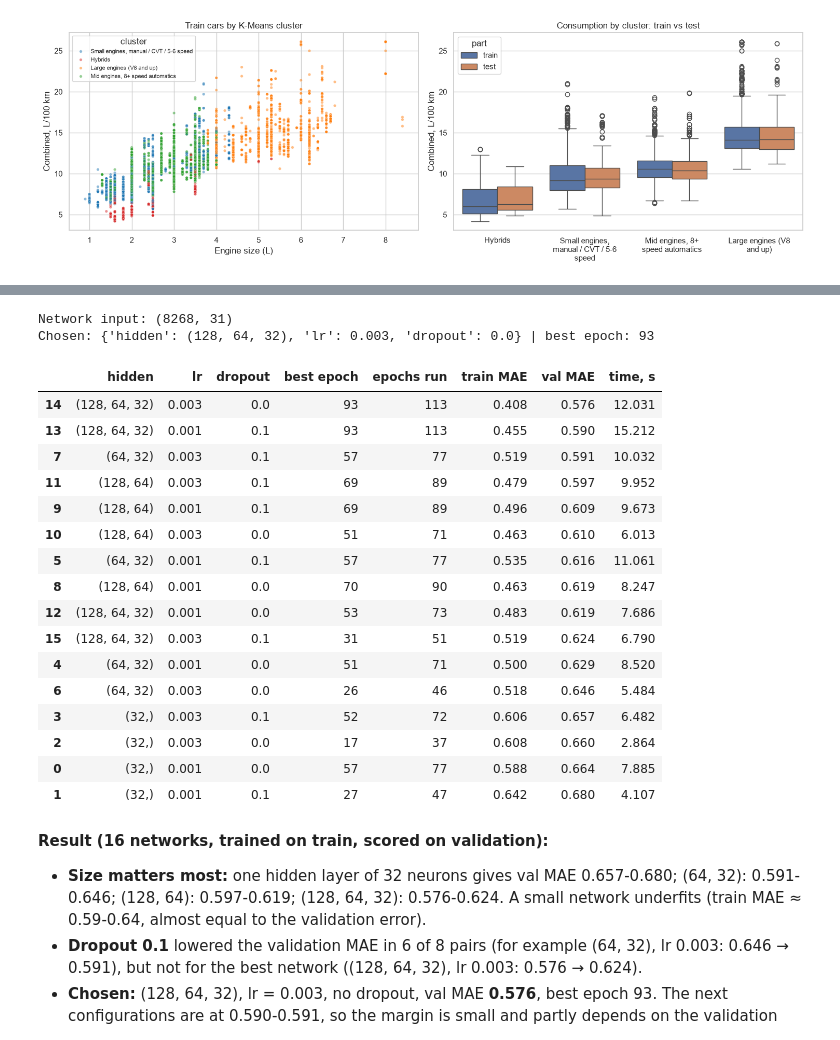
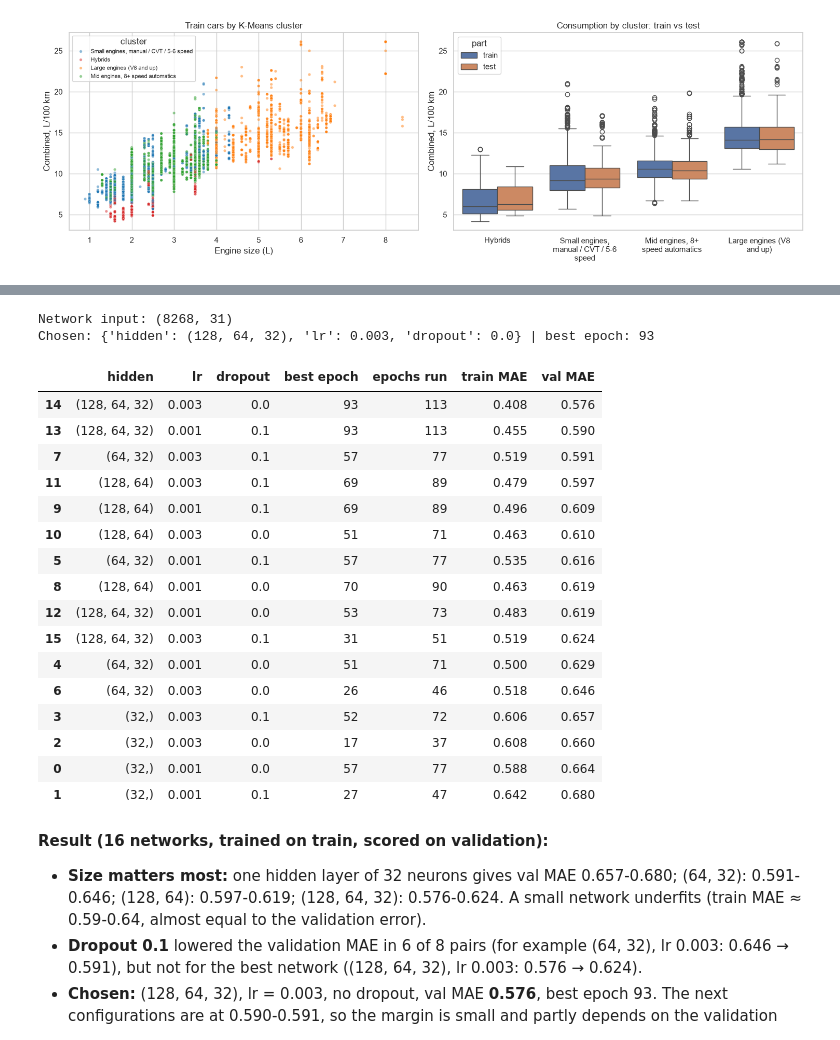
Before and after one commit to isk0nka-dot/Vehicle-Fuel-Efficiency, a Jupyter notebook: notebooks/Vehicle_Fuel_Efficiency_prediction.ipynb, the cells around one changed output, grey strips where cells are left out. Saved outputs shown, nothing was run; the diff lists cells and outputs as text; code cells hidden in the pictures.

```diff
--- a/notebooks/endterm.ipynb
+++ b/notebooks/Vehicle_Fuel_Efficiency_prediction.ipynb
@@ -1996,10 +1679,4 @@ The mean baseline and Linear Regression have no hyperparameters; we only evaluat
 # %%
-import time
-from sklearn.base import clone
-from sklearn.model_selection import GridSearchCV
-
-cv = GroupKFold(n_splits=5)
-
 scoring = {"MAE": "neg_mean_absolute_error", "RMSE": "neg_root_mean_squared_error", "R2": "r2"}
 
 
@@ -2119,12 +1796,12 @@ Midterm setting (max_depth=None, min_samples_leaf=1) in the same CV: 0.655
 We pick the variant and the parameters with the lowest CV MAE.
 # %%
 no_year = []
-for c in num_cols_v2:
+for c in num_cols:
     if c != "Model year":
         no_year.append(c)
 knn_variants = {
-    "all features, unscaled": make_preprocessor(num_cols_v2, scale=False),
-    "all features, scaled": make_preprocessor(num_cols_v2, scale=True),
+    "all features, unscaled": make_preprocessor(num_cols, scale=False),
+    "all features, scaled": make_preprocessor(num_cols, scale=True),
     "without Model year, unscaled": make_preprocessor(no_year, scale=False),
     "without Model year, scaled": make_preprocessor(no_year, scale=True),
 }
@@ -2225,27 +1908,28 @@ check_val.round(3)
 X_trval = pd.concat([X_train, X_val])
 y_trval = pd.concat([y_train, y_val])
 
-final_models = {}
 final_test_preds = {}
-fit_times = {}
-predict_times = {}
 rows = {}
 for name in tuned:
     m = clone(tuned[name])
-    t0 = time.perf_counter()
     m.fit(X_trval, y_trval)
-    fit_times[name] = time.perf_counter() - t0
-    t0 = time.perf_counter()
     final_test_preds[name] = m.predict(X_test)
-    predict_times[name] = time.perf_counter() - t0
-    final_models[name] = m
     rows[name] = evaluate(y_test, final_test_preds[name])
 
-test_table_2b = pd.DataFrame(rows).T
-display(test_table_2b.round(3))
+test_table_tuned = pd.DataFrame(rows).T
+display(test_table_tuned.round(3))
 
-progress = pd.DataFrame({"midterm test MAE": test_table["MAE"], "endterm test MAE": test_table_2b["MAE"]})
-progress["change"] = progress["endterm test MAE"] - progress["midterm test MAE"]
+first_models = make_models(num_basic, best_depth, best_k)
+first_test_preds = {}
+first_test_mae = {"Mean baseline": mean_absolute_error(y_test, final_test_preds["Mean baseline"])}
+for name in first_models:
+    m = first_models[name]
+    m.fit(X_trval, y_trval)
+    first_test_preds[name] = m.predict(X_test)
+    first_test_mae[name] = mean_absolute_error(y_test, first_test_preds[name])
+
+progress = pd.DataFrame({"first models, test MAE": first_test_mae, "tuned, test MAE": test_table_tuned["MAE"]})
+progress["change"] = progress["tuned, test MAE"] - progress["first models, test MAE"]
 progress.round(3)
 # %% [output]
 |  | MAE | RMSE | R2 |
@@ -2339,7 +2002,7 @@ for name in tuned:
     r["MAE new models"] = err[~seen].abs().mean()
     for yr in (2024, 2025):
         r[f"MAE {yr}"] = err[X_new["Model year"] == yr].abs().mean()
-    r["MAE group-split test (2b)"] = test_table_2b.loc[name, "MAE"]
+    r["MAE group-split test (8.5)"] = test_table_tuned.loc[name, "MAE"]
     rows.append(r)
 time_table = pd.DataFrame(rows).set_index("model")
 time_table.round(3)
@@ -3017,53 +2686,51 @@ A_val = to_dense(prep_ann.transform(X_val)).astype(np.float32)
 print("Network input:", A_train.shape)
 
 hidden_options = [(32,), (64, 32), (128, 64), (128, 64, 32)]
 lr_options = [1e-3, 3e-3]
 dropout_options = [0.0, 0.1]
 rows = []
 histories = {}
 for hidden in hidden_options:
     for lr in lr_options:
         for dropout in dropout_options:
-            t0 = time.perf_counter()
             pred_fn, hist, best_epoch = train_mlp(A_train, y_train.values, A_val, y_val.values,
                                                   hidden=hidden, lr=lr, dropout=dropout)
             histories[(hidden, lr, dropout)] = (hist, best_epoch)
             p_tr = pred_fn(A_train)
             p_va = pred_fn(A_val)
             rows.append({"hidden": str(hidden), "lr": lr, "dropout": dropout,
                          "best epoch": best_epoch, "epochs run": len(hist["train_loss"]),
                          "train MAE": mean_absolute_error(y_train, p_tr),
-                         "val MAE": mean_absolute_error(y_val, p_va),
-                         "time, s": time.perf_counter() - t0})
+                         "val MAE": mean_absolute_error(y_val, p_va)})
 ann_search = pd.DataFrame(rows).sort_values("val MAE")
 best_row = ann_search.iloc[0]
 for key in histories:
     if str(key[0]) == best_row["hidden"] and key[1] == best_row["lr"] and key[2] == best_row["dropout"]:
         best_cfg = key
         break
 ANN_EPOCHS = histories[best_cfg][1]
 print("Chosen:", {"hidden": best_cfg[0], "lr": best_cfg[1], "dropout": best_cfg[2]}, "| best epoch:", ANN_EPOCHS)
 ann_search.round(3)
 # %% [output]
 Network input: (8268, 31)
 Chosen: {'hidden': (128, 64, 32), 'lr': 0.003, 'dropout': 0.0} | best epoch: 93
-|  | hidden | lr | dropout | best epoch | epochs run | train MAE | val MAE | time, s |
-| 14 | (128, 64, 32) | 0.003 | 0.0 | 93 | 113 | 0.408 | 0.576 | 12.031 |
-| 13 | (128, 64, 32) | 0.001 | 0.1 | 93 | 113 | 0.455 | 0.590 | 15.212 |
-| 7 | (64, 32) | 0.003 | 0.1 | 57 | 77 | 0.519 | 0.591 | 10.032 |
-| 11 | (128, 64) | 0.003 | 0.1 | 69 | 89 | 0.479 | 0.597 | 9.952 |
-| 9 | (128, 64) | 0.001 | 0.1 | 69 | 89 | 0.496 | 0.609 | 9.673 |
-| 10 | (128, 64) | 0.003 | 0.0 | 51 | 71 | 0.463 | 0.610 | 6.013 |
-| 5 | (64, 32) | 0.001 | 0.1 | 57 | 77 | 0.535 | 0.616 | 11.061 |
-| 8 | (128, 64) | 0.001 | 0.0 | 70 | 90 | 0.463 | 0.619 | 8.247 |
-| 12 | (128, 64, 32) | 0.001 | 0.0 | 53 | 73 | 0.483 | 0.619 | 7.686 |
-| 15 | (128, 64, 32) | 0.003 | 0.1 | 31 | 51 | 0.519 | 0.624 | 6.790 |
-| 4 | (64, 32) | 0.001 | 0.0 | 51 | 71 | 0.500 | 0.629 | 8.520 |
-| 6 | (64, 32) | 0.003 | 0.0 | 26 | 46 | 0.518 | 0.646 | 5.484 |
-| 3 | (32,) | 0.003 | 0.1 | 52 | 72 | 0.606 | 0.657 | 6.482 |
-| 2 | (32,) | 0.003 | 0.0 | 17 | 37 | 0.608 | 0.660 | 2.864 |
-| 0 | (32,) | 0.001 | 0.0 | 57 | 77 | 0.588 | 0.664 | 7.885 |
-| 1 | (32,) | 0.001 | 0.1 | 27 | 47 | 0.642 | 0.680 | 4.107 |
+|  | hidden | lr | dropout | best epoch | epochs run | train MAE | val MAE |
+| 14 | (128, 64, 32) | 0.003 | 0.0 | 93 | 113 | 0.408 | 0.576 |
+| 13 | (128, 64, 32) | 0.001 | 0.1 | 93 | 113 | 0.455 | 0.590 |
+| 7 | (64, 32) | 0.003 | 0.1 | 57 | 77 | 0.519 | 0.591 |
+| 11 | (128, 64) | 0.003 | 0.1 | 69 | 89 | 0.479 | 0.597 |
+| 9 | (128, 64) | 0.001 | 0.1 | 69 | 89 | 0.496 | 0.609 |
+| 10 | (128, 64) | 0.003 | 0.0 | 51 | 71 | 0.463 | 0.610 |
+| 5 | (64, 32) | 0.001 | 0.1 | 57 | 77 | 0.535 | 0.616 |
+| 8 | (128, 64) | 0.001 | 0.0 | 70 | 90 | 0.463 | 0.619 |
+| 12 | (128, 64, 32) | 0.001 | 0.0 | 53 | 73 | 0.483 | 0.619 |
+| 15 | (128, 64, 32) | 0.003 | 0.1 | 31 | 51 | 0.519 | 0.624 |
+| 4 | (64, 32) | 0.001 | 0.0 | 51 | 71 | 0.500 | 0.629 |
+| 6 | (64, 32) | 0.003 | 0.0 | 26 | 46 | 0.518 | 0.646 |
+| 3 | (32,) | 0.003 | 0.1 | 52 | 72 | 0.606 | 0.657 |
+| 2 | (32,) | 0.003 | 0.0 | 17 | 37 | 0.608 | 0.660 |
+| 0 | (32,) | 0.001 | 0.0 | 57 | 77 | 0.588 | 0.664 |
+| 1 | (32,) | 0.001 | 0.1 | 27 | 47 | 0.642 | 0.680 |
 # %% [markdown]
 **Result (16 networks, trained on train, scored on validation):**
 - **Size matters most:** one hidden layer of 32 neurons gives val MAE 0.657-0.680; (64, 32): 0.591-0.646; (128, 64): 0.597-0.619; (128, 64, 32): 0.576-0.624. A small network underfits (train MAE ≈ 0.59-0.64, almost equal to the validation error).
```
Also changed, not shown: parts of 174 cells of this notebook, 3 other files.
